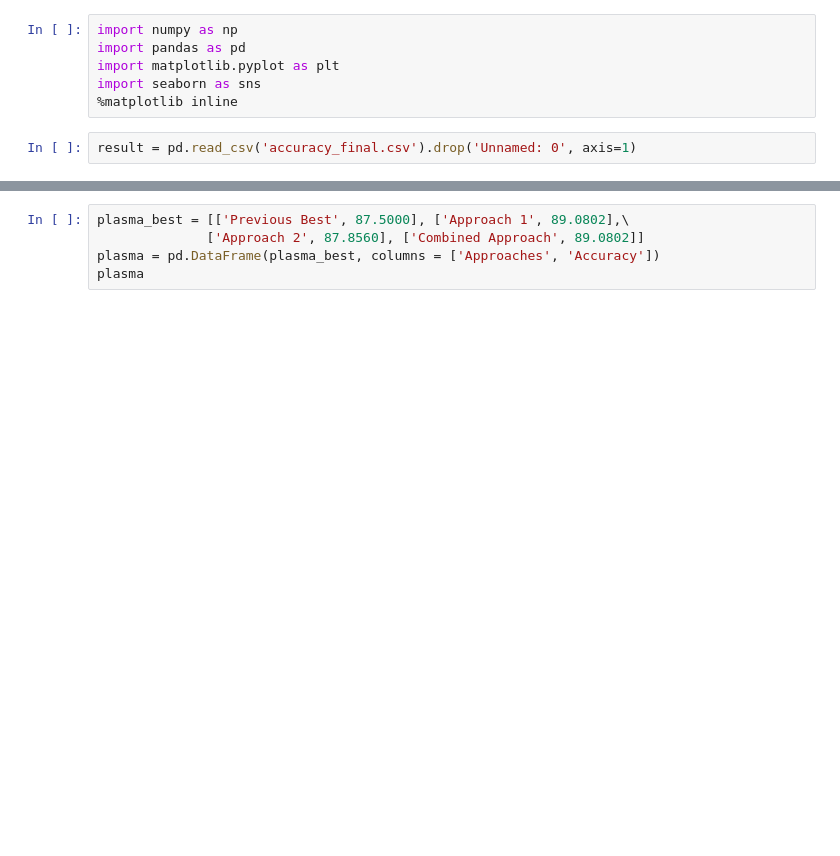
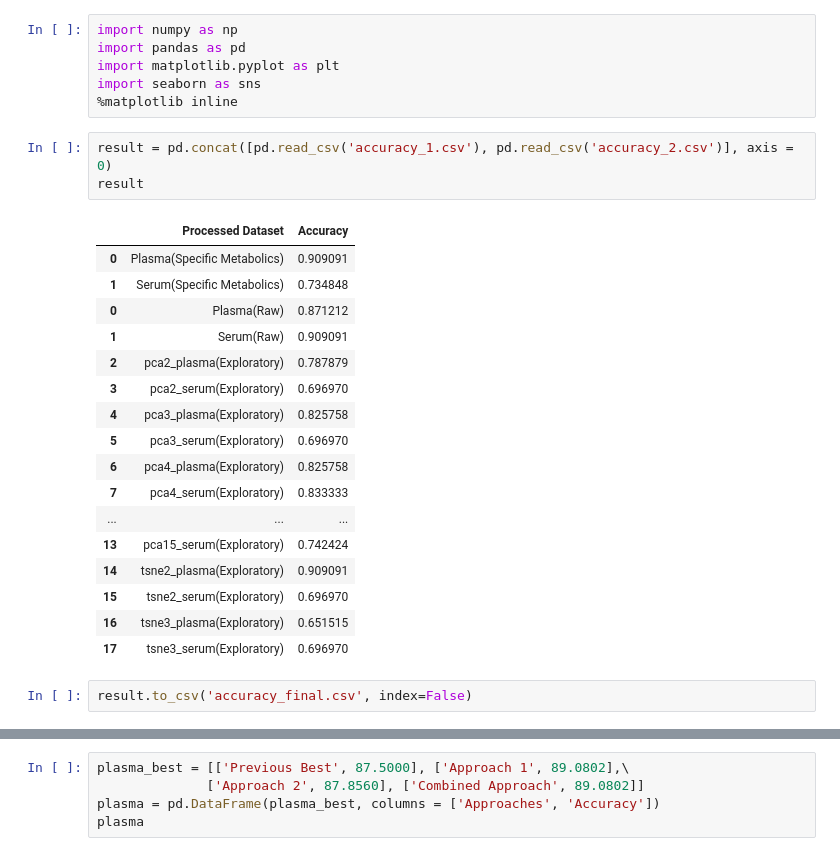
Before and after one commit to utshabkg/lung_cancer_biomarker, a Jupyter notebook: final and best approach/analysis of result.ipynb, the cells around one changed output, grey strips where cells are left out. Saved outputs shown, nothing was run; the diff lists cells and outputs as text; blank space fills up the shorter version.

```diff
--- a/final and best approach/analysis of result.ipynb
+++ b/final and best approach/analysis of result.ipynb
@@ -5,7 +5,28 @@ import matplotlib.pyplot as plt
 import seaborn as sns
 %matplotlib inline
 # %%
-result = pd.read_csv('accuracy_final.csv').drop('Unnamed: 0', axis=1)
+result = pd.concat([pd.read_csv('accuracy_1.csv'), pd.read_csv('accuracy_2.csv')], axis = 0)
+result
+# %% [output]
+|  | Processed Dataset | Accuracy |
+| 0 | Plasma(Specific Metabolics) | 0.909091 |
+| 1 | Serum(Specific Metabolics) | 0.734848 |
+| 0 | Plasma(Raw) | 0.871212 |
+| 1 | Serum(Raw) | 0.909091 |
+| 2 | pca2_plasma(Exploratory) | 0.787879 |
+| 3 | pca2_serum(Exploratory) | 0.696970 |
+| 4 | pca3_plasma(Exploratory) | 0.825758 |
+| 5 | pca3_serum(Exploratory) | 0.696970 |
+| 6 | pca4_plasma(Exploratory) | 0.825758 |
+| 7 | pca4_serum(Exploratory) | 0.833333 |
+| ... | ... | ... |
+| 13 | pca15_serum(Exploratory) | 0.742424 |
+| 14 | tsne2_plasma(Exploratory) | 0.909091 |
+| 15 | tsne2_serum(Exploratory) | 0.696970 |
+| 16 | tsne3_plasma(Exploratory) | 0.651515 |
+| 17 | tsne3_serum(Exploratory) | 0.696970 |
+# %%
+result.to_csv('accuracy_final.csv', index=False)
 # %%
 result = result.append({'Processed Dataset': 'Plasma(Previous Best)', 'Accuracy': 0.8750}, ignore_index=True)
 result = result.append({'Processed Dataset': 'Serum(Previous Best)', 'Accuracy': 0.8333}, ignore_index=True)
```
Also changed, not shown: parts of 3 cells of this notebook, 4 other files.
